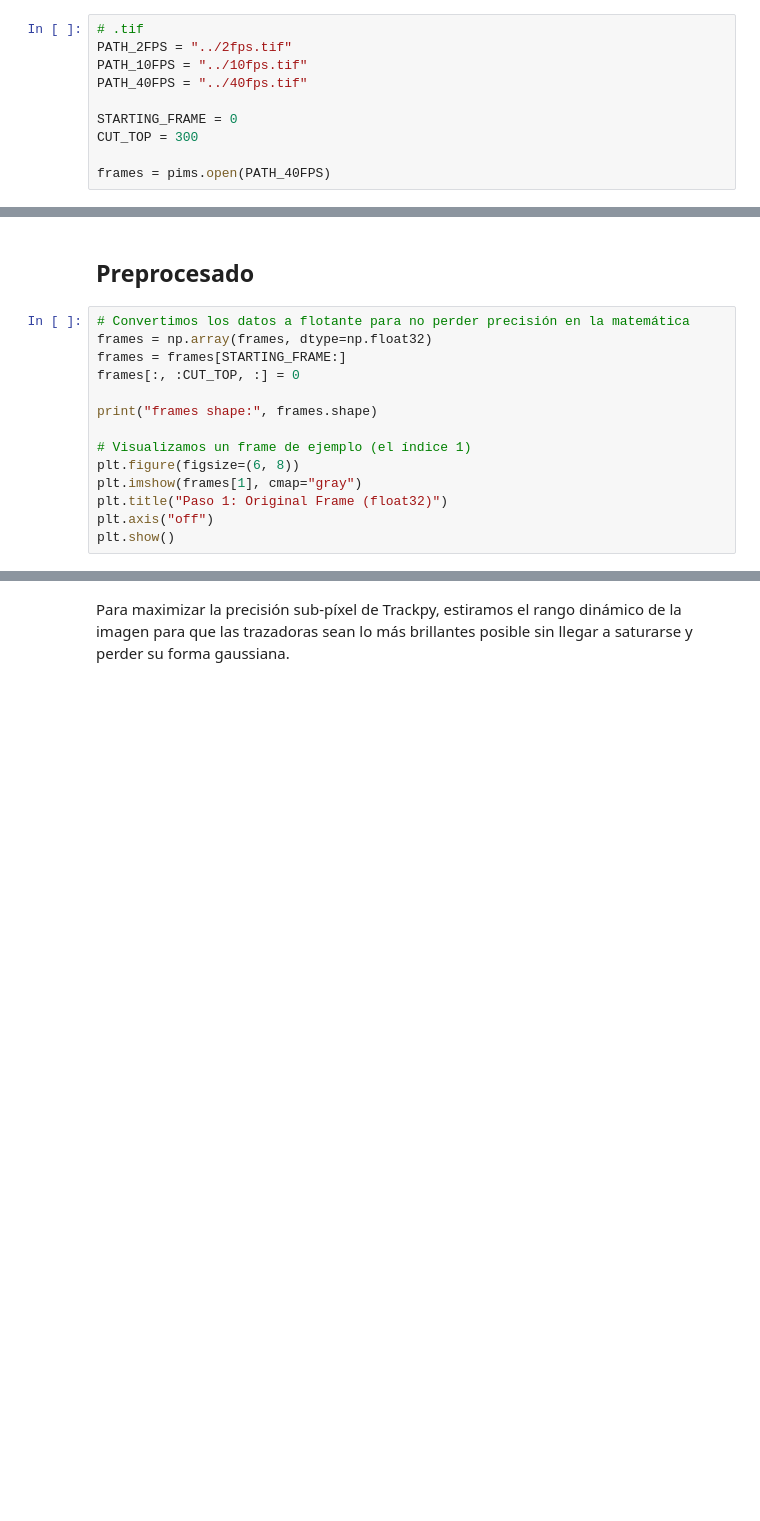
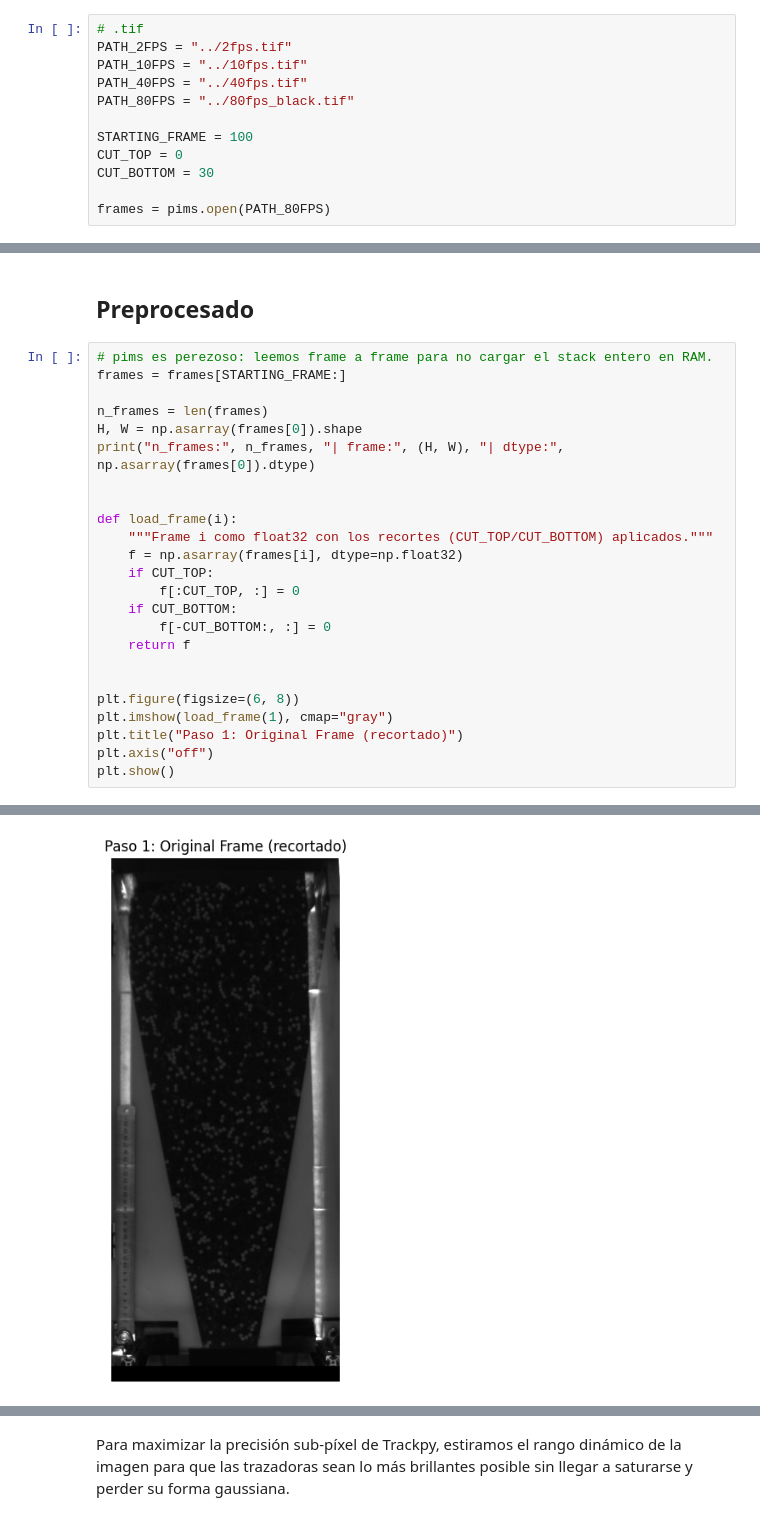
Before and after one commit to LijsTh/Hidrogel-Lab, a Jupyter notebook: notebooks/01_velocity_pipeline.ipynb, the cells around one changed output, grey strips where cells are left out. Cells and saved outputs as stored; diff of their text form; blank space fills up the shorter version.

```diff
--- a/notebooks/01_velocity_pipeline.ipynb
+++ b/notebooks/01_velocity_pipeline.ipynb
@@ -26,10 +26,12 @@ from IPython.display import HTML # For showing the video in Jupyter Notebook
 PATH_2FPS = "../2fps.tif"
 PATH_10FPS = "../10fps.tif"
 PATH_40FPS = "../40fps.tif"
+PATH_80FPS = "../80fps_black.tif"
 
-STARTING_FRAME = 0
-CUT_TOP = 300
+STARTING_FRAME = 100
+CUT_TOP = 0
+CUT_BOTTOM = 30
 
-frames = pims.open(PATH_40FPS)
+frames = pims.open(PATH_80FPS)
 # %%
 frames.shape
@@ -36,16 +40,27 @@ frames.shape
 # %% [markdown]
 ## Preprocesado
 # %%
-# Convertimos los datos a flotante para no perder precisión en la matemática
-frames = np.array(frames, dtype=np.float32)
+# pims es perezoso: leemos frame a frame para no cargar el stack entero en RAM.
 frames = frames[STARTING_FRAME:]
-frames[:, :CUT_TOP, :] = 0
 
-print("frames shape:", frames.shape)
+n_frames = len(frames)
+H, W = np.asarray(frames[0]).shape
+print("n_frames:", n_frames, "| frame:", (H, W), "| dtype:", np.asarray(frames[0]).dtype)
 
-# Visualizamos un frame de ejemplo (el índice 1)
+
+def load_frame(i):
+    """Frame i como float32 con los recortes (CUT_TOP/CUT_BOTTOM) aplicados."""
+    f = np.asarray(frames[i], dtype=np.float32)
+    if CUT_TOP:
+        f[:CUT_TOP, :] = 0
+    if CUT_BOTTOM:
+        f[-CUT_BOTTOM:, :] = 0
+    return f
+
+
 plt.figure(figsize=(6, 8))
-plt.imshow(frames[1], cmap="gray")
-plt.title("Paso 1: Original Frame (float32)")
+plt.imshow(load_frame(1), cmap="gray")
+plt.title("Paso 1: Original Frame (recortado)")
 plt.axis("off")
 plt.show()
+# %% [output]
@@ -52 +68,2 @@ plt.show()
+[figure, added]
 # %% [markdown]
```
Also changed, not shown: parts of 24 cells of this notebook, 2 other files.
